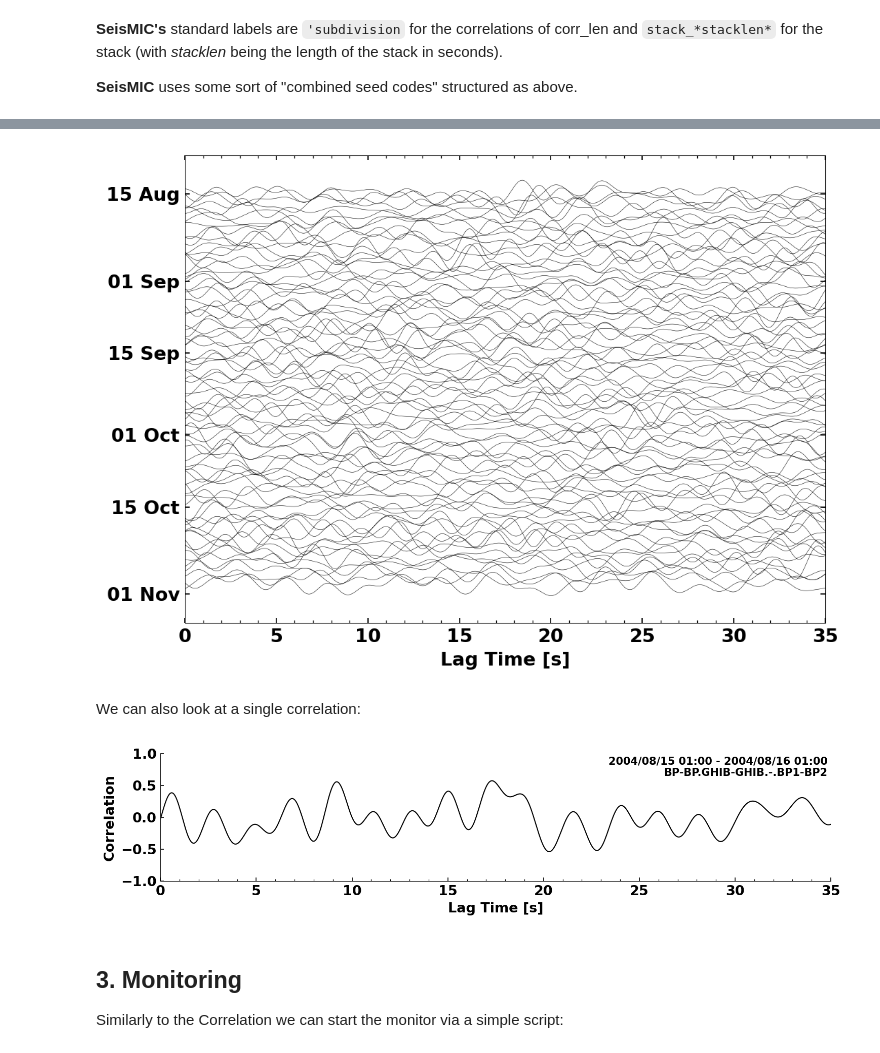
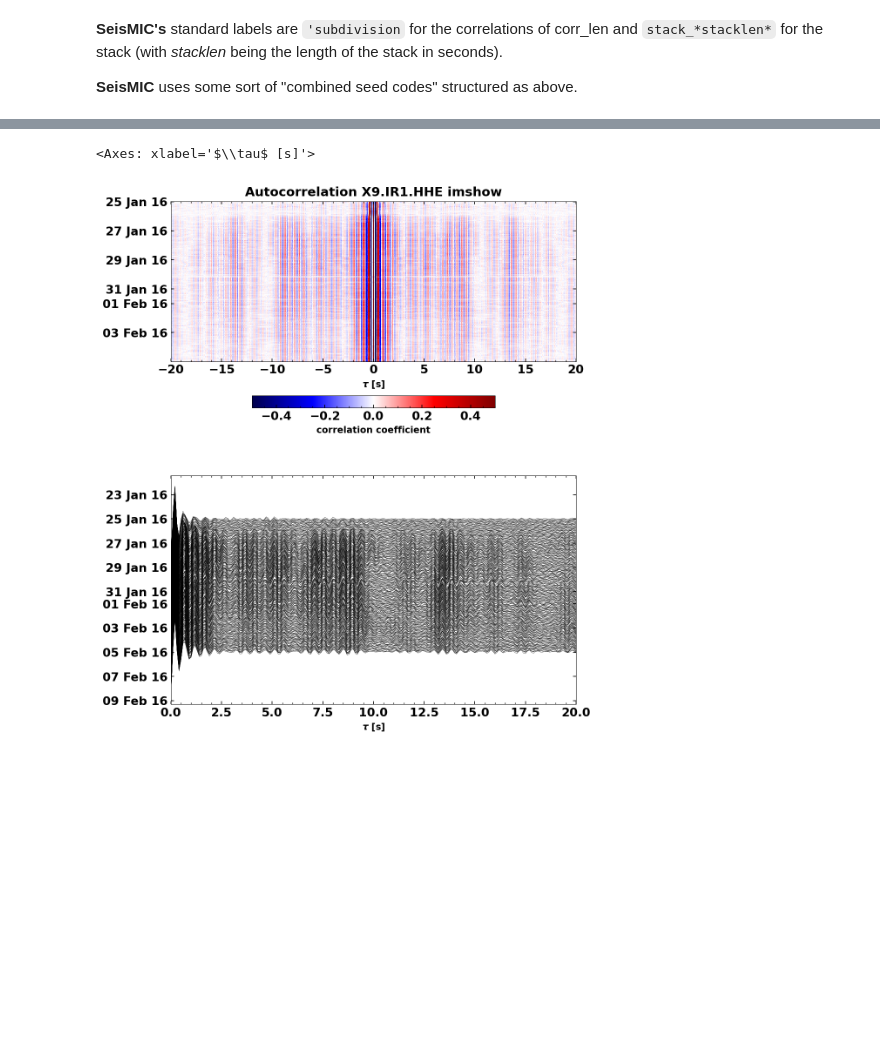
Before and after one commit to PeterMakus/SeisMIC, a Jupyter notebook: examples/tutorial.ipynb, the cells around one changed output, grey strips where cells are left out. Cells and saved outputs as stored; diff of their text form; code cells hidden in the pictures; blank space fills up the shorter version.

```diff
--- a/examples/tutorial.ipynb
+++ b/examples/tutorial.ipynb
@@ -156,7 +160,7 @@ All correlations are saved in the folder `data/corr` as defined in our params.ya
 # %%
 from seismic.db.corr_hdf5 import CorrelationDataBase
 
-with CorrelationDataBase('data/corr/BP-BP.GHIB-GHIB.h5', mode='r') as cdb:
+with CorrelationDataBase(f'data/corr/{network}-{network}.{station}-{station}.h5', mode='r') as cdb:
     # find the available labels
     print(list(cdb.keys()))
 # %% [output]
@@ -166,10 +170,10 @@ with CorrelationDataBase('data/corr/BP-BP.GHIB-GHIB.h5', mode='r') as cdb:
 
 **SeisMIC** uses some sort of "combined seed codes" structured as above.
 # %%
-with CorrelationDataBase('data/corr/BP-BP.GHIB-GHIB.h5', mode='r') as cdb:
+with CorrelationDataBase(f'data/corr/{network}-{network}.{station}-{station}.h5', mode='r') as cdb:
     # find the available labels
     print(cdb.get_available_channels(
-        tag='stack_86398', network='BP-BP', station='GHIB-GHIB'))
-    cst = cdb.get_data('BP-BP', 'GHIB-GHIB', 'BP1-BP2', 'stack_86398')
+        tag='stack_86398', network=f'{network}-{network}', station=f'{station}-{station}'))
+    cst = cdb.get_data(f'{network}-{network}', f'{station}-{station}', 'HHE-HHE', 'subdivision')
 print(type(cst))
 # %% [output]
@@ -184,13 +184,13 @@ cst.plot(timelimits=[-35, 35])
-# %%
-cst.plot(scalingfactor=3, timelimits=[0, 35], type='section')
-# %% [output]
-[figure, removed]
-# %% [markdown]
-We can also look at a single correlation:
-# %%
-cst[1].plot(tlim=[0,35])
-# %% [output]
-[figure, removed]
-# %% [markdown]
-## 3. Monitoring
-Similarly to the Correlation we can start the monitor via a simple script:
+# %%
+from matplotlib import pyplot as plt
+
+plt.figure(figsize=(8, 10))
+ax0 = plt.subplot(2, 1, 1)
+
+cst.plot(timelimits=[-20, 20], cmap='seismic', vmin=-0.5, vmax=0.5, ax=ax0)
+ax0.set_title(f'Autocorrelation {network}.{station}.HHE imshow')
+ax1 = plt.subplot(2, 1, 2)
+cst.plot(scalingfactor=3, timelimits=[0, 20], type='section', ax=ax1)
+# %% [output]
+<Axes: xlabel='$\\tau$ [s]'>
+[figure, added]
```
Also changed, not shown: parts of 25 cells of this notebook, 1 other file.
